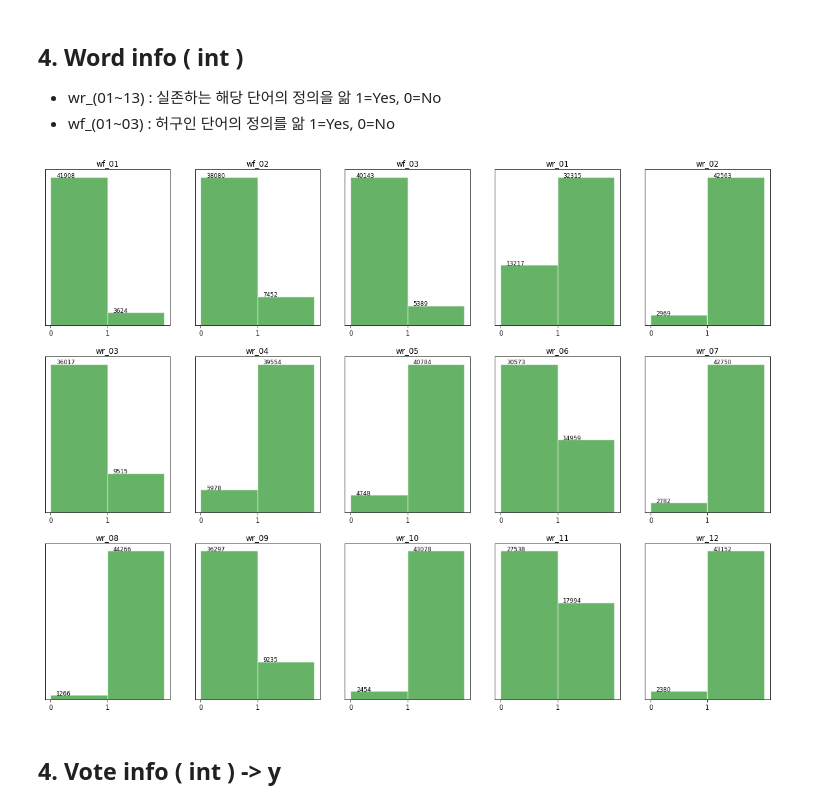
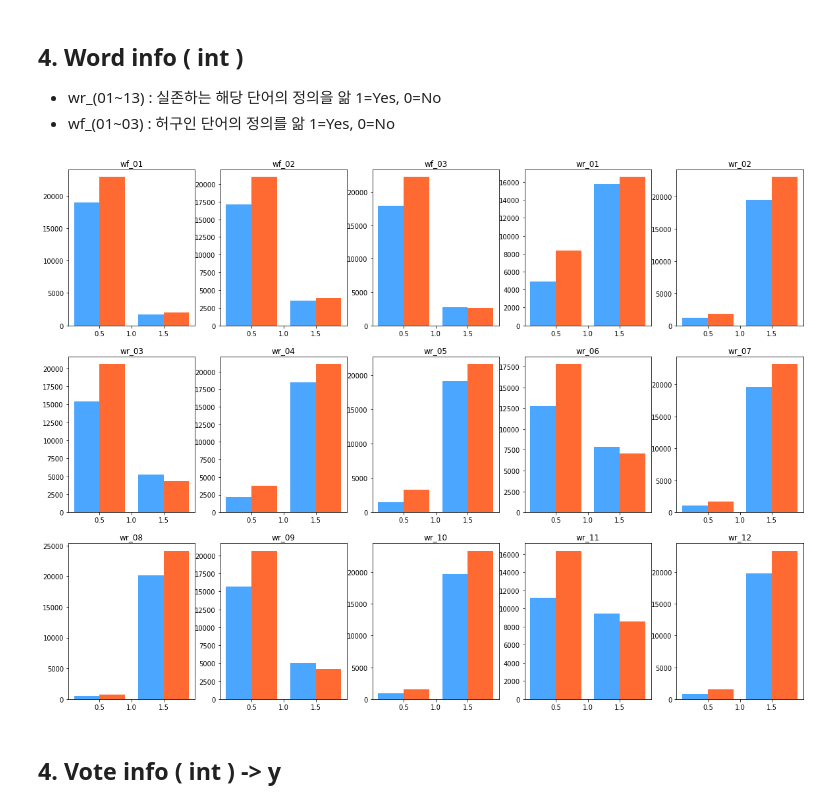
Before and after one commit to yebiny/psychoMetrics, a Jupyter notebook: 1-EDA/EDA.ipynb, the cells around one changed output. Saved outputs shown, nothing was run; the diff lists cells and outputs as text; code cells hidden in the pictures.

```diff
--- a/1-EDA/EDA.ipynb
+++ b/1-EDA/EDA.ipynb
@@ -69,9 +74,9 @@ test
 * wf_(01~03) : 허구인 단어의 정의를 앎
 1=Yes, 0=No
 # %%
-train.plot_multi_hist([i for i in range(62,77)])
+train.plot_multi_hist([i for i in range(62,77)], vote=1)
 # %% [output]
-[figure, old version]
+[figure, new version]
 # %% [markdown]
 ## 4. Vote info  ( int ) -> y
 # %%
```
Also changed, not shown: parts of 14 cells of this notebook, 1 other file.
